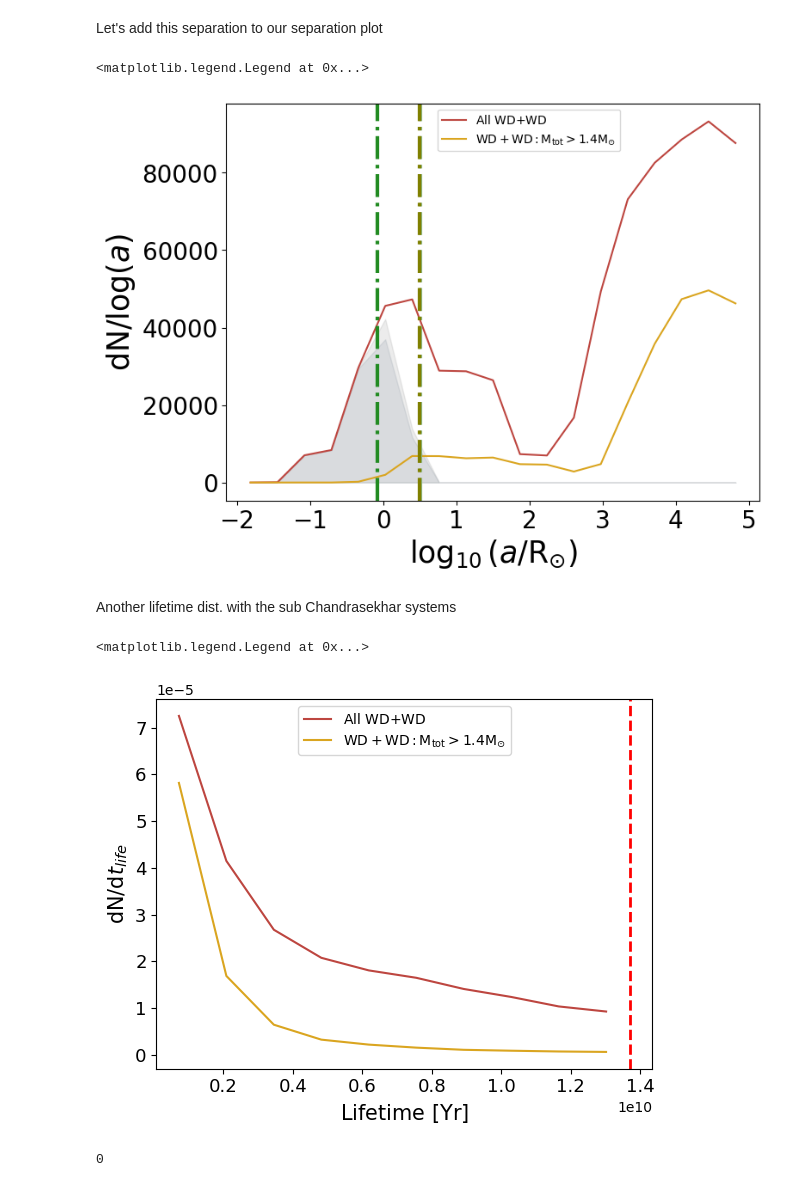
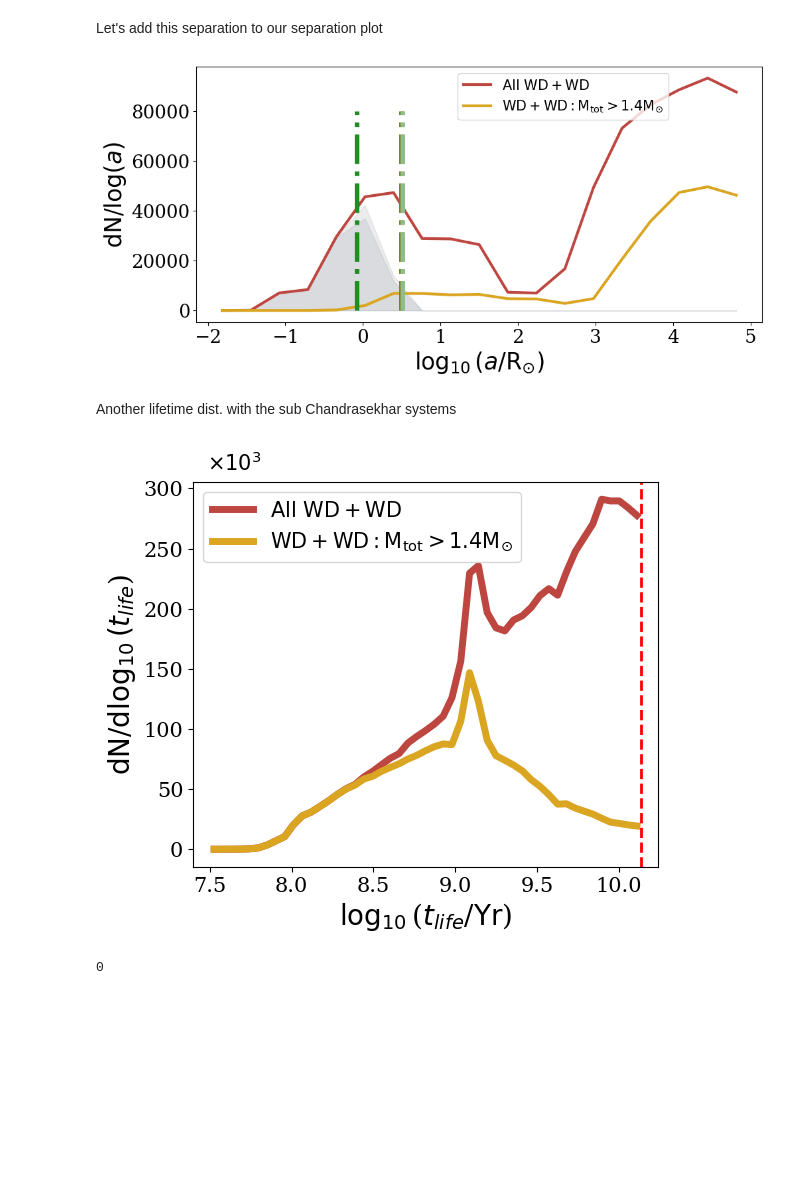
Before and after one commit to melanie-santiago26/research_work, a Jupyter notebook: making_figures/WD_WD_postprocessing.ipynb, the cells around one changed output. Drawn from its saved outputs; the diff is of its cells as text; code cells hidden in the pictures; blank space fills up the shorter version.

Commit message:
editing poster figures

```diff
--- a/making_figures/WD_WD_postprocessing.ipynb
+++ b/making_figures/WD_WD_postprocessing.ipynb
@@ -11,6 +11,7 @@ import numpy as np
 import matplotlib.pyplot as plt
 from matplotlib.lines import Line2D
 plt.rc('text.latex', preamble=r'\usepackage{textgreek}')
+plt.rc('font', family='serif')
 # %%
 import sys
 import os
@@ -601,7 +602,7 @@ SP_WDWD_delay = SP_WDWD_data_sb_chandra[small_delay]
 Let's add this separation to our separation plot
 # %%
 
-plt.figure(figsize=(8,6))
+plt.figure(figsize=(11,5))
 # below makes it so if i change the number of bins or anything like that it will not change th eshaoe if the distribution
 
 # in histograms usually want to take the log of the value rather than changing the y or xscale to log
@@ -611,7 +612,7 @@ hist, bin_edges = np.histogram(separations_log, weights=SP_WDWD_data_sb_chandra[
 center_bins = (bin_edges[:-1] + bin_edges[1:])/2
 bin_width = np.diff(bin_edges)
 
-plt.plot(center_bins,hist/bin_width, color='#BD4640',label=r'$\mathrm{All}$ WD+WD')
+plt.plot(center_bins,hist/bin_width, color='#BD4640',lw=3,label=r'$\mathrm{All}$ $\mathrm{WD+WD}$')
 
 # systems where M_tot > 1.4 solar masses
 separations_log_chandra = np.log10(SP_WDWD_data_chandra['SemiMajorAxis'])
@@ -619,7 +620,7 @@ hist_chandra, bin_edges_chandra = np.histogram(separations_log_chandra, weights=
 center_bins_chandra = (bin_edges_chandra[:-1] + bin_edges_chandra[1:])/2
 bin_width_chandra = np.diff(bin_edges_chandra)
 
-plt.plot(center_bins_chandra,hist_chandra/bin_width_chandra,color='goldenrod', label=r'$\mathrm{WD+WD: M_{tot} > 1.4 M_{\odot}}$')
+plt.plot(center_bins_chandra,hist_chandra/bin_width_chandra,lw=3,color='goldenrod', label=r'$\mathrm{WD+WD: M_{tot} > 1.4 M_{\odot}}$')
 
 # small coalescence times
 separations_log_col = np.log10(SP_WDWD_col['SemiMajorAxis'])
@@ -635,82 +636,86 @@ plt.fill_between(center_bins_col, hist_col/bin_width_col,
 # small delay times
 separations_log_delay = np.log10(SP_WDWD_delay['SemiMajorAxis'])
 hist_delay, bin_edges_delay = np.histogram(separations_log_delay, weights=SP_WDWD_delay['mixture_weight'],bins=np.linspace(-2,5,20))
 center_bins_delay = (bin_edges_delay[:-1] + bin_edges_delay[1:])/2
 bin_width_delay = np.diff(bin_edges_delay)
 
 # plt.plot(center_bins_delay,hist_delay/bin_width_delay,color='grey')
 plt.fill_between(center_bins_delay, hist_delay/bin_width_delay,
                 alpha=0.15,
                 color="slategray")#,label=r'LVK BNS Rate $\mathrm{z=0.2}$')
 
 
 ### adding the extra separation conditions
 
 ## max(m2), min(m1)
-plt.axvline(np.log10(separation_tcol), color='darkseagreen',linestyle='-.',linewidth=3)#, label=r'$t_{col} < t_{hubble}$')
-plt.axvline(np.log10(separation_tdel),color='olive',linestyle='-.',linewidth=3)#, label=r'$t_{delay} < t_{hubble}$')
-plt.axvline(np.log10(separation_stellar_merger),color='forestgreen',linestyle='-.',linewidth=3)#, label=r'$t_{delay}(r_{1} + r_{2} < a)$')
+plt.vlines(np.log10(separation_tdel),color='olive',linestyle='-.',linewidth=5,ymin=0,ymax=80000)#, label=r'$t_{delay} < t_{hubble}$')
+plt.vlines(np.log10(separation_tcol), color='darkseagreen',linestyle='-.',linewidth=5,ymin=0,ymax=80000)#, label=r'$t_{col} < t_{hubble}$')
+plt.vlines(np.log10(separation_stellar_merger),color='forestgreen',linestyle='-.',linewidth=5,ymin=0,ymax=80000)#, label=r'$t_{delay}(r_{1} + r_{2} < a)$')
 
 
 
 ## labeling
 plt.xlabel(r"$\log_{10}(a/\mathrm{R_{\odot}})$",fontsize=25)
-plt.ylabel(r"dN/$\log(a)$",fontsize=25)
+plt.ylabel(r"$\mathrm{dN}$/$\log(a)$",fontsize=25)
 plt.xticks(fontsize=20)
 plt.yticks(fontsize=20)
 
 ## plt.ticks
 
 
-plt.legend(loc='upper right',bbox_to_anchor=(0.75,1))
+plt.legend(loc='upper left',bbox_to_anchor=(0.45,1),fontsize=15)
 
 ## save figure
 # plt.savefig("separations_distribution.pdf")
 # %% [output]
-<matplotlib.legend.Legend at 0x...>
-[figure, old version]
+[figure, new version]
 # %% [markdown]
 Another lifetime dist. with the sub Chandrasekhar systems
 # %%
 
 # below makes it so if i change the number of bins or anything like that it will not change th eshaoe if the distribution
 
+fig, ax = plt.subplots(figsize=(6,5))
+
 ## all systems
 time_life_log_all = np.log10(SP_WDWD_data_sb_chandra['Time']*(1e6))
-hist_all, bin_edges_all = np.histogram(SP_WDWD_data_sb_chandra['Time']*(1e6), weights=SP_WDWD_data_sb_chandra['mixture_weight'])#,bins=np.linspace(0,1.4e10,10))
+hist_all, bin_edges_all = np.histogram(time_life_log_all, weights=SP_WDWD_data_sb_chandra['mixture_weight'],bins=np.linspace(7.5,np.log10(age_universe),50))
 center_bins_all = (bin_edges_all[:-1] + bin_edges_all[1:])/2
 bin_width_all = np.diff(bin_edges_all)
 
-plt.plot(center_bins_all,hist_all/bin_width_all,color='#BD4640',label=r'$\mathrm{All}$ WD+WD')
+plt.plot(center_bins_all,(hist_all/bin_width_all)*1e-3,color='#BD4640',lw=5, label=r'$\mathrm{All}$ $\mathrm{WD+WD}$')
 
 
 ## sub-chandrasekhar systems
 time_life_log = np.log10(SP_WDWD_data_chandra['Time']*(1e6))
-hist, bin_edges = np.histogram(SP_WDWD_data_chandra['Time']*(1e6), weights=SP_WDWD_data_chandra['mixture_weight'])#,bins=np.linspace(np.log10(0),np.log10(1.4e10),10))
+hist, bin_edges = np.histogram(time_life_log, weights=SP_WDWD_data_chandra['mixture_weight'],bins=np.linspace(7.5,np.log10(age_universe),50))
 center_bins = (bin_edges[:-1] + bin_edges[1:])/2
 bin_width = np.diff(bin_edges)
 
-plt.plot(center_bins,hist/bin_width,color='goldenrod',label=r'$\mathrm{WD+WD: M_{tot} > 1.4 M_{\odot}}$')
+plt.plot(center_bins,(hist/bin_width)*1e-3,color='goldenrod',lw=5, label=r'$\mathrm{WD+WD: M_{tot} > 1.4 M_{\odot}}$')
 # plt.step(center_bins,hist/bin_width,where='mid')
 
+plt.text(0.03, 1.03, r'$\times 10^3$', fontsize = 15,  transform = ax.transAxes)
 
-plt.xlabel(r"Lifetime [$\mathrm{Yr}$]",fontsize=15)
+plt.xlabel(r"$\log_{10}$($t_{life}$/$\mathrm{Yr}$)",fontsize=20)
 # plt.yscale('log')
 # plt.xlim(0,15e9)
 # plt.ylim(1e-1,1e3)
-plt.ylabel(r"dN/$\mathrm{d}t_{life}$",fontsize=15)
-plt.xticks(fontsize=13)
-plt.yticks(fontsize=13)
+plt.ylabel(r"$\mathrm{dN}$/$\mathrm{d}\log_{10}(t_{life}$)",fontsize=20)
+plt.xticks(fontsize=15)
+plt.yticks(fontsize=15)
 
 ## hubble time
 age_universe = 13.7e9
 
-plt.axvline(age_universe, color='r', linestyle='--', linewidth=2)#,label='Hubble Time')
+plt.axvline(np.log10(age_universe), color='r', linestyle='--', linewidth=2)#,label='Hubble Time')
 # plt.text(1.15, 10**4.5, "Chandrasekhar Limit", fontsize=10)
-plt.legend()
+plt.legend(fontsize=15)
+
+## save figure:
+# plt.savefig("lifetime_distributions.pdf")
 # %% [output]
-<matplotlib.legend.Legend at 0x...>
-[figure, old version]
+[figure, new version]
 # %%
 ## seeing which systems have lifetimes larger than the age of the universe
 small_life_bool = SP_WDWD_data_sb_chandra['Time']*(1e6) > 13.7e9
```
Also changed, not shown: parts of 7 cells of this notebook, 4 other files.
